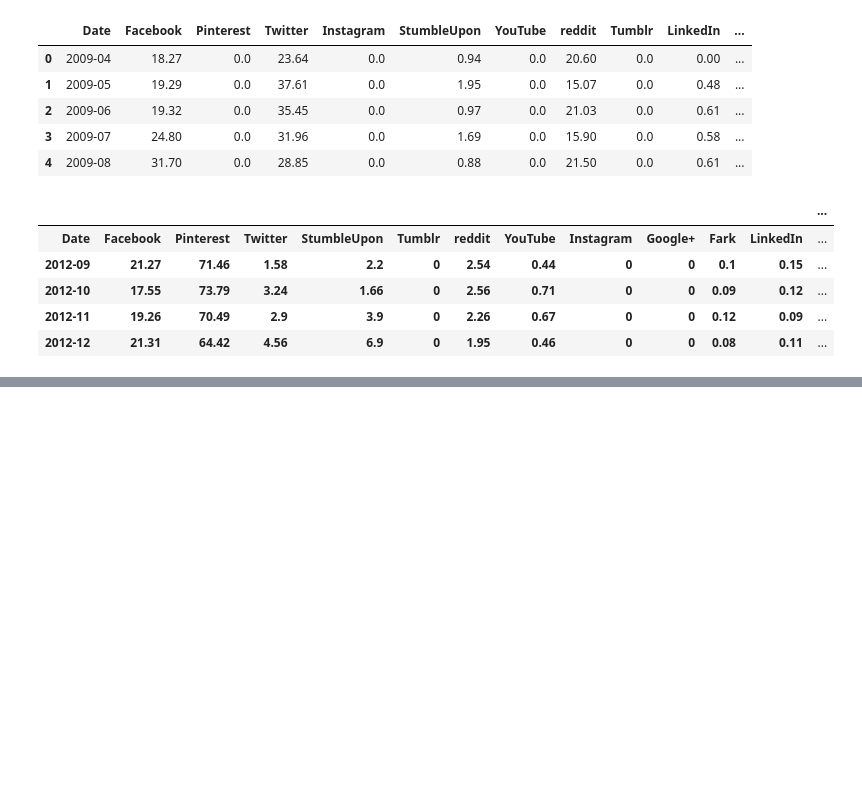
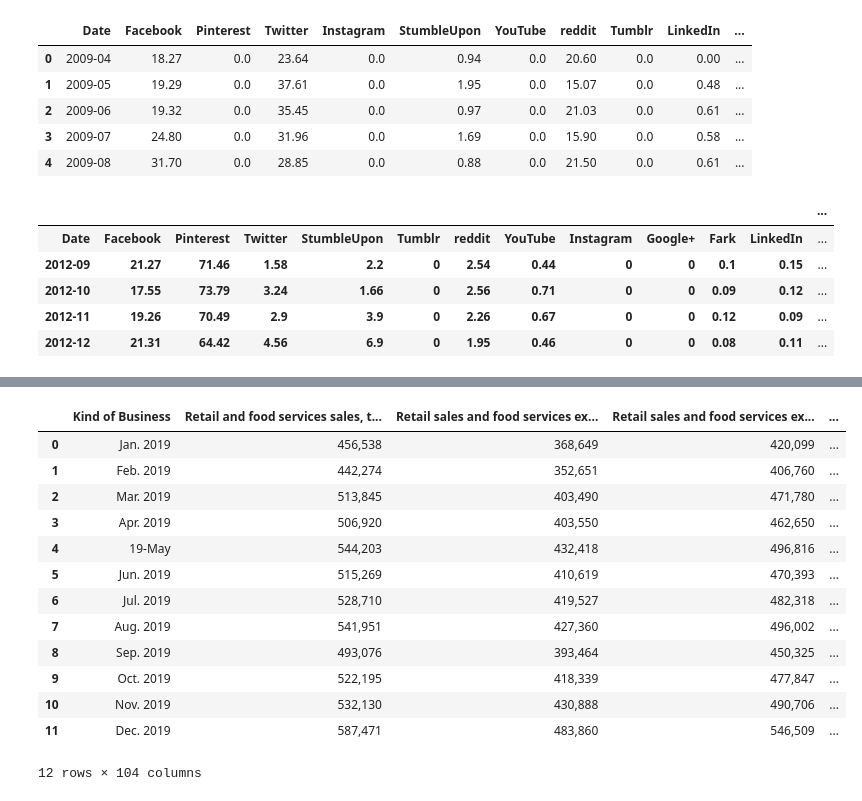
Before and after one commit to JordanJaner/ecommerce_social_media_ETL, a Jupyter notebook: Untitled.ipynb, the cells around one changed output, grey strips where cells are left out. Saved outputs shown, nothing was run; the diff lists cells and outputs as text; code cells hidden in the pictures; blank space fills up the shorter version.

```diff
--- a/Untitled.ipynb
+++ b/Untitled.ipynb
@@ -61,0 +143,19 @@ tablet_df.head()
+# %%
+retail_food_19_file = "Resources/retail_food_19.csv"
+retail_food_19_df = pd.read_csv(retail_food_19_file)
+retail_food_19_df.head(20)
+# %% [output]
+|  | Kind of Business | Retail and food services sales, t... | Retail sales and food services ex... | Retail sales and food services ex... | ... |
+| 0 | Jan. 2019 | 456,538 | 368,649 | 420,099 | ... |
+| 1 | Feb. 2019 | 442,274 | 352,651 | 406,760 | ... |
+| 2 | Mar. 2019 | 513,845 | 403,490 | 471,780 | ... |
+| 3 | Apr. 2019 | 506,920 | 403,550 | 462,650 | ... |
+| 4 | 19-May | 544,203 | 432,418 | 496,816 | ... |
+| 5 | Jun. 2019 | 515,269 | 410,619 | 470,393 | ... |
+| 6 | Jul. 2019 | 528,710 | 419,527 | 482,318 | ... |
+| 7 | Aug. 2019 | 541,951 | 427,360 | 496,002 | ... |
+| 8 | Sep. 2019 | 493,076 | 393,464 | 450,325 | ... |
+| 9 | Oct. 2019 | 522,195 | 418,339 | 477,847 | ... |
+| 10 | Nov. 2019 | 532,130 | 430,888 | 490,706 | ... |
+| 11 | Dec. 2019 | 587,471 | 483,860 | 546,509 | ... |
+12 rows × 104 columns
```
Also changed, not shown: parts of 14 cells of this notebook, 4 other files.
